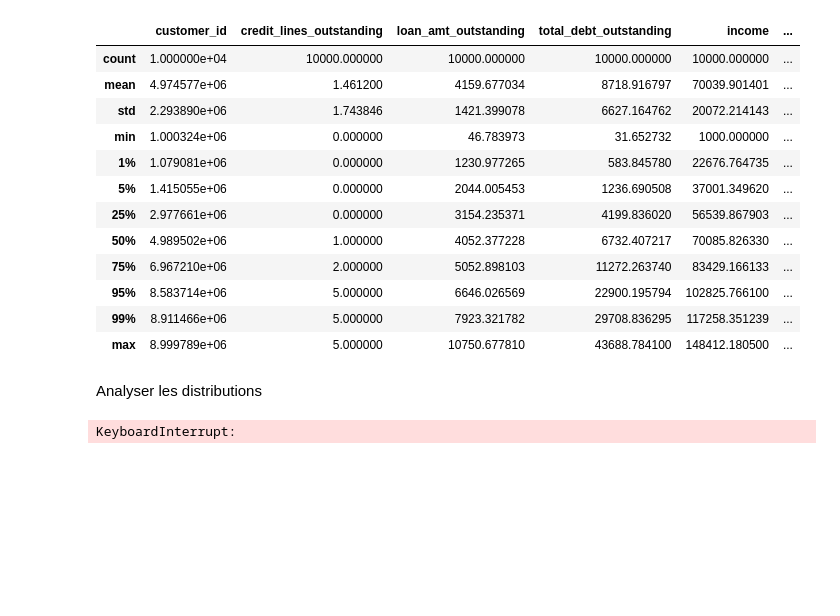
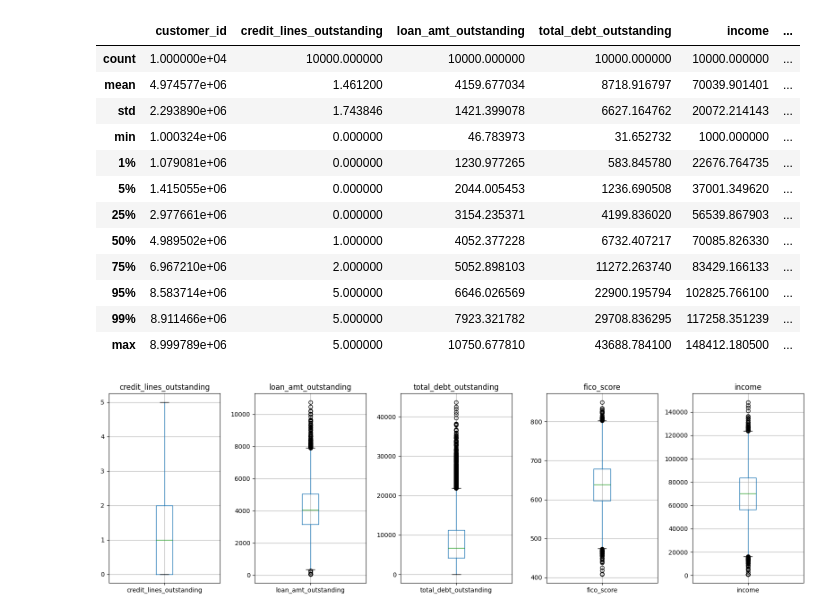
Before and after one commit to alexsobrino9789/Projet-MLops, a Jupyter notebook: Notebook/eda.ipynb, the cells around one changed output. Drawn from its saved outputs; the diff is of its cells as text; code cells hidden in the pictures; blank space fills up the shorter version.

Commit message:
feat: analyse exploratoire des données Loan_Data

```diff
--- a/Notebook/eda.ipynb
+++ b/Notebook/eda.ipynb
@@ -49,0 +11,2 @@ memory usage: 625.1 KB
+# %%
+DATA_PATH = '../Data/Loan_Data.csv'
@@ -49,0 +15,4 @@ memory usage: 625.1 KB
+# %%
+df = pd.read_csv(DATA_PATH)
+print(f'Shape: {df.shape}')
+df.head()
@@ -85,13 +91,19 @@ df.describe(percentiles=[.01, .05, .25, .75, .95, .99])
 | 95% | 8.583714e+06 | 5.000000 | 6646.026569 | 22900.195794 | 102825.766100 | ... |
 | 99% | 8.911466e+06 | 5.000000 | 7923.321782 | 29708.836295 | 117258.351239 | ... |
 | max | 8.999789e+06 | 5.000000 | 10750.677810 | 43688.784100 | 148412.180500 | ... |
-# %% [markdown]
-Analyser les distributions
-# %%
-import matplotlib.pyplot as plt
-import seaborn as sns
-
-df[""].hist(bins=30)
-df["categorie"].value_counts().plot(kind="bar")
-# %% [output]
-KeyboardInterrupt:
+# %%
+import matplotlib.pyplot as plt
+
+cols_numeriques = ["credit_lines_outstanding", "loan_amt_outstanding",
+                   "total_debt_outstanding", "fico_score", "income"]
+
+fig, axes = plt.subplots(1, len(cols_numeriques), figsize=(16, 5))
+
+for i, col in enumerate(cols_numeriques):
+    df.boxplot(column=col, ax=axes[i])
+    axes[i].set_title(col)
+
+plt.tight_layout()
+plt.show()
+# %% [output]
+[figure, added]
```
Also changed, not shown: parts of 32 cells of this notebook, 1 other file.
